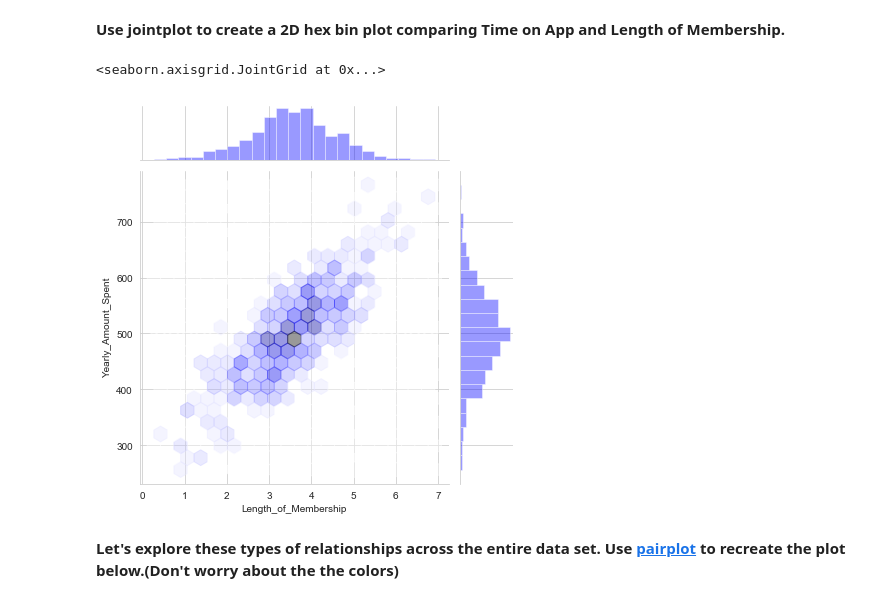
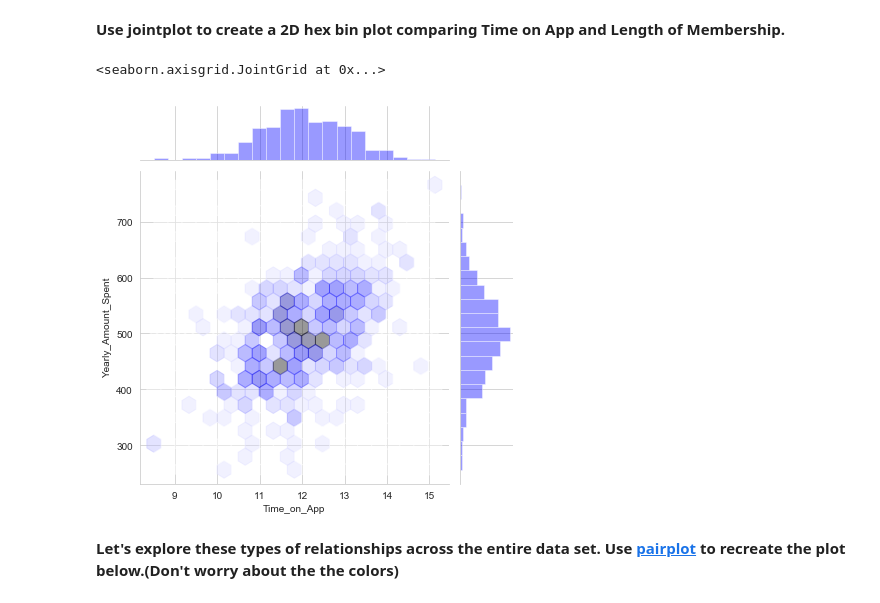
Before and after one commit to joei1994/ML-Projects, a Jupyter notebook: showcases/regression_analysis.ipynb, the cells around one changed output. Saved outputs shown, nothing was run; the diff lists cells and outputs as text; code cells hidden in the pictures.

```diff
--- a/showcases/regression_analysis.ipynb
+++ b/showcases/regression_analysis.ipynb
@@ -128,10 +128,10 @@ sns.jointplot(x= num_customers['Time_on_App'], y=num_customers['Yearly_Amount_Sp
 # %% [markdown]
 **Use jointplot to create a 2D hex bin plot comparing Time on App and Length of Membership.**
 # %%
-sns.jointplot(x= num_customers['Length_of_Membership'], y=num_customers['Yearly_Amount_Spent'],kind='hex', alpha=0.4, color='b')
+sns.jointplot(x= num_customers['Time_on_App'], y=num_customers['Yearly_Amount_Spent'],kind='hex', alpha=0.4, color='b')
 # %% [output]
 <seaborn.axisgrid.JointGrid at 0x...>
-[figure, old version]
+[figure, new version]
 # %% [markdown]
 **Let's explore these types of relationships across the entire data set. Use [pairplot](https://stanford.edu/~mwaskom/software/seaborn/tutorial/axis_grids.html#plotting-pairwise-relationships-with-pairgrid-and-pairplot) to recreate the plot below.(Don't worry about the the colors)**
 # %%
```
Also changed, not shown: parts of 4 cells of this notebook, 6 other files.
